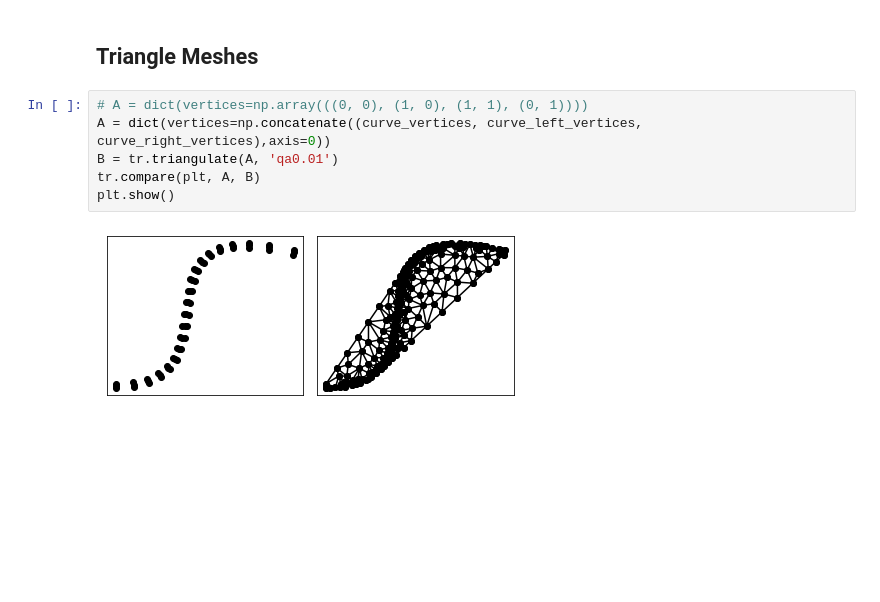
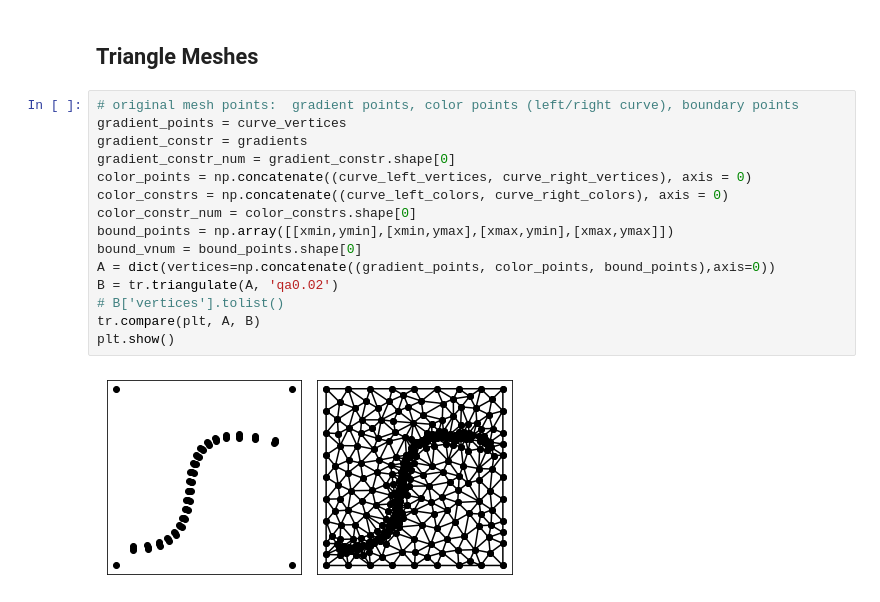
Before and after one commit to weixinl/GeometricModeling, a Jupyter notebook: DiffusionCurve/DiffusionCurve.ipynb, the cells around one changed output. Saved outputs shown, nothing was run; the diff lists cells and outputs as text; blank space fills up the shorter version.

```diff
--- a/DiffusionCurve/DiffusionCurve.ipynb
+++ b/DiffusionCurve/DiffusionCurve.ipynb
@@ -171,11 +171,20 @@ Text(0.5, 1.0, 'Gradient in y direction')
 [figure]
 # %% [markdown]
 ## Triangle Meshes
-# %%
-# A = dict(vertices=np.array(((0, 0), (1, 0), (1, 1), (0, 1))))
-A = dict(vertices=np.concatenate((curve_vertices, curve_left_vertices, curve_right_vertices),axis=0))
-B = tr.triangulate(A, 'qa0.01')
-tr.compare(plt, A, B)
-plt.show()
-# %% [output]
-[figure, removed]
+# %%
+# original mesh points:  gradient points, color points (left/right curve), boundary points
+gradient_points = curve_vertices
+gradient_constr = gradients
+gradient_constr_num = gradient_constr.shape[0]
+color_points = np.concatenate((curve_left_vertices, curve_right_vertices), axis = 0)
+color_constrs = np.concatenate((curve_left_colors, curve_right_colors), axis = 0)
+color_constr_num = color_constrs.shape[0]
+bound_points = np.array([[xmin,ymin],[xmin,ymax],[xmax,ymin],[xmax,ymax]])
+bound_vnum = bound_points.shape[0]
+A = dict(vertices=np.concatenate((gradient_points, color_points, bound_points),axis=0))
+B = tr.triangulate(A, 'qa0.02')
+# B['vertices'].tolist()
+tr.compare(plt, A, B)
+plt.show()
+# %% [output]
+[figure, added]
```
